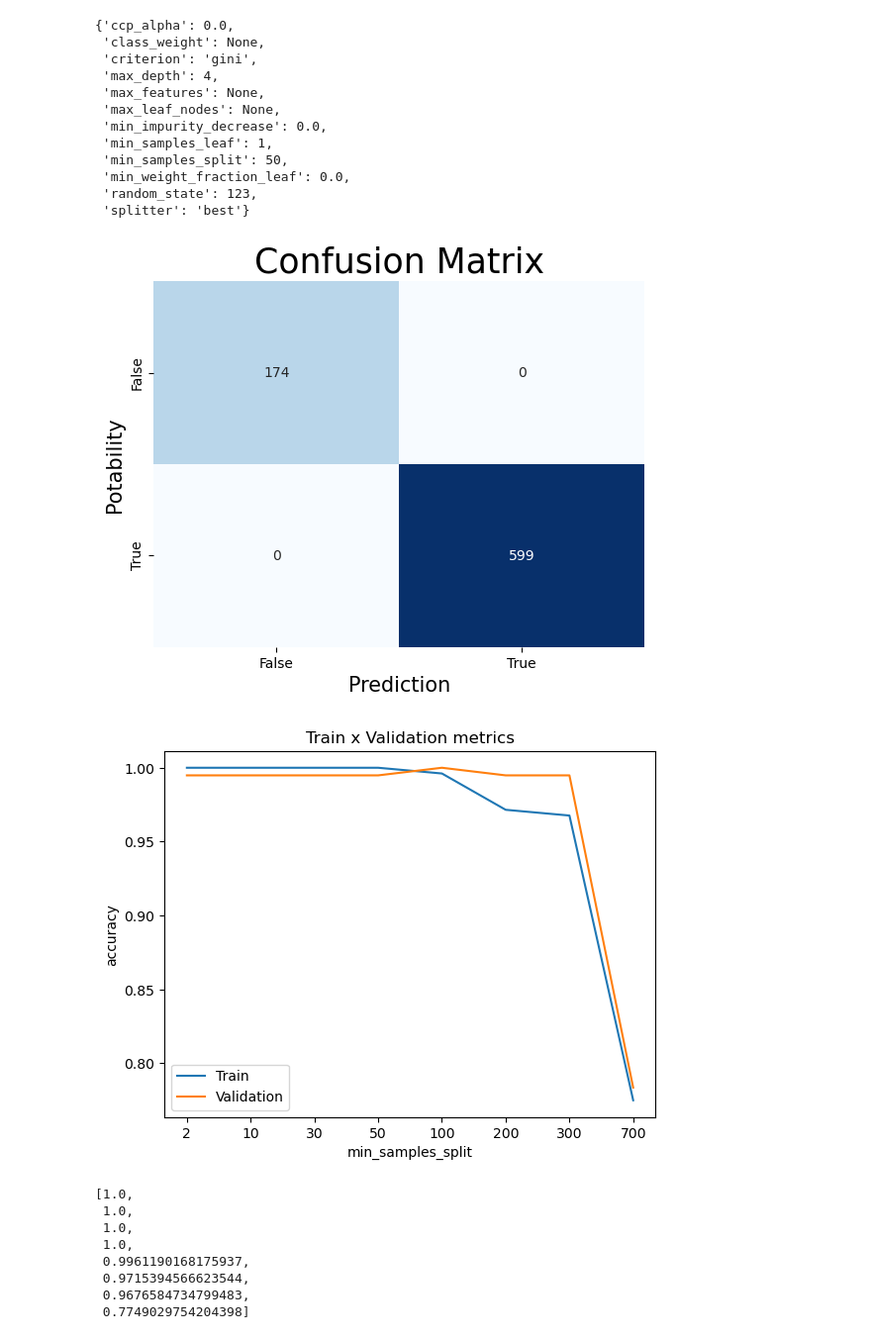
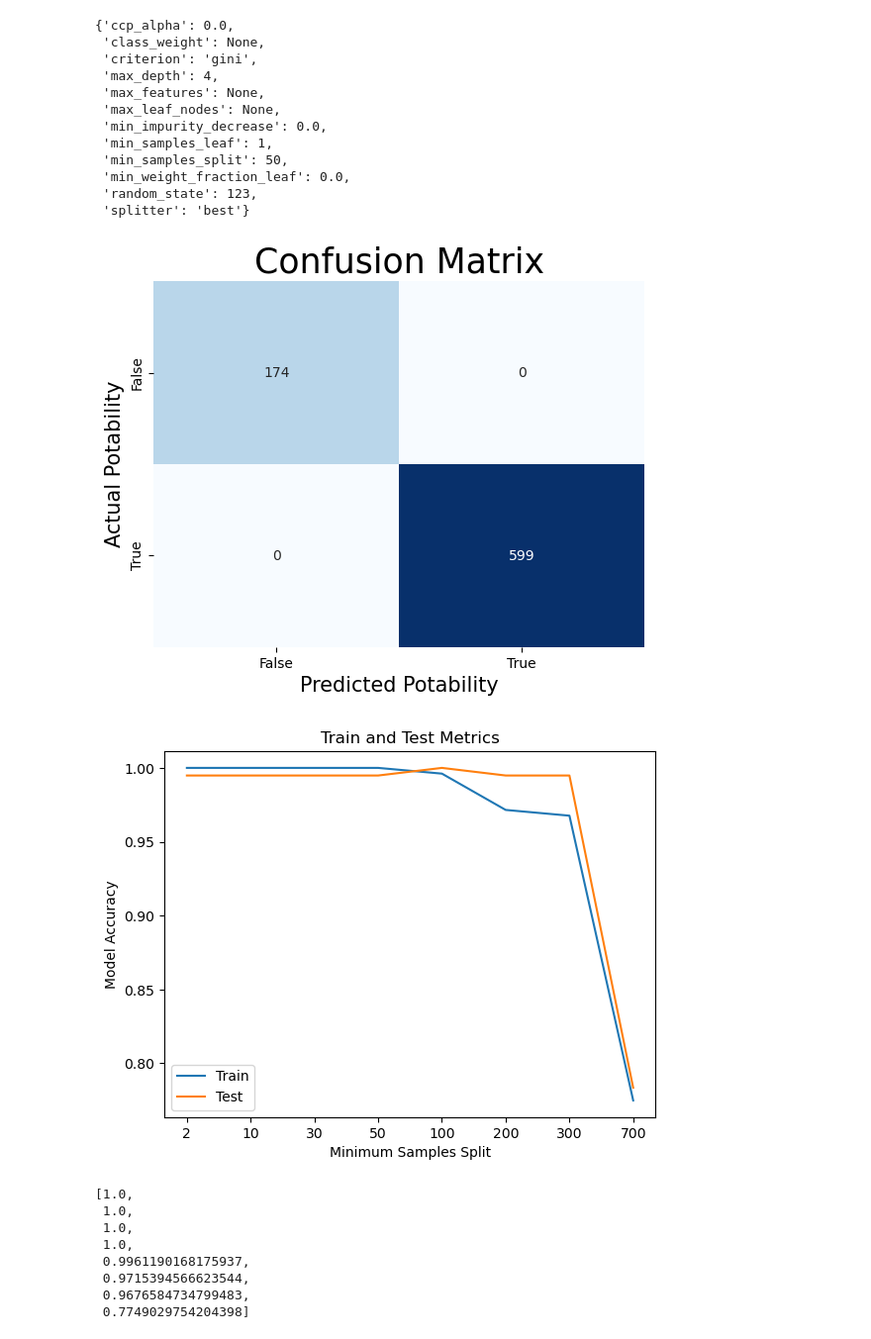
Before and after one commit to usmanadaudu/water_potability_prediction_web_app, a Jupyter notebook: notebooks/Water_potability_model4.ipynb, the cells around one changed output. Shown at 99% size. Cells and saved outputs as stored; diff of their text form; code cells hidden in the pictures.

```diff
--- a/notebooks/Water_potability_model4.ipynb
+++ b/notebooks/Water_potability_model4.ipynb
@@ -502,15 +502,15 @@ decision_tree_model.get_params()
 # %%
 cf_matrix = confusion_matrix(decision_tree_model.predict(X_train),y_train)
 labels = ['False', 'True']
 
 sns.heatmap(cf_matrix, annot=True, fmt='g', cmap='Blues', cbar=False,
            xticklabels=labels, yticklabels=labels)
 
-plt.xlabel('Prediction', fontsize=15)
-plt.ylabel('Potability', fontsize=15)
+plt.xlabel('Predicted Potability', fontsize=15)
+plt.ylabel('Actual Potability', fontsize=15)
 plt.title('Confusion Matrix', fontsize=25);
 # %% [output]
-[figure, old version]
+[figure, new version]
 # %%
 from sklearn.ensemble import RandomForestClassifier
 # %%
@@ -535,15 +535,15 @@ for min_samples_split in min_samples_split_list:
     accuracy_list_val.append(accuracy_val)
     f1_list_val.append(f1_val)
 
-plt.title('Train x Validation metrics')
-plt.xlabel('min_samples_split')
-plt.ylabel('accuracy')
+plt.title('Train and Test Metrics')
+plt.xlabel('Minimum Samples Split')
+plt.ylabel('Model Accuracy')
 plt.xticks(ticks = range(len(min_samples_split_list )),labels=min_samples_split_list)
 plt.plot(accuracy_list_train)
 plt.plot(accuracy_list_val)
-plt.legend(['Train','Validation']);
+plt.legend(['Train','Test']);
 # %% [output]
-[figure, old version]
+[figure, new version]
 # %%
 accuracy_list_train
 # %% [output]
```
Also changed, not shown: parts of 10 cells of this notebook.
